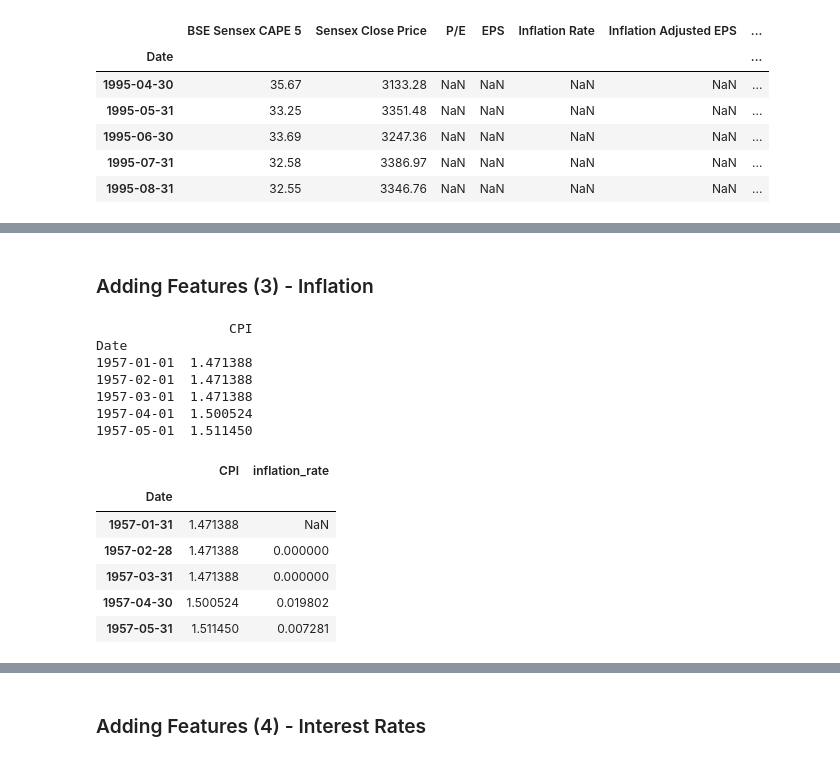
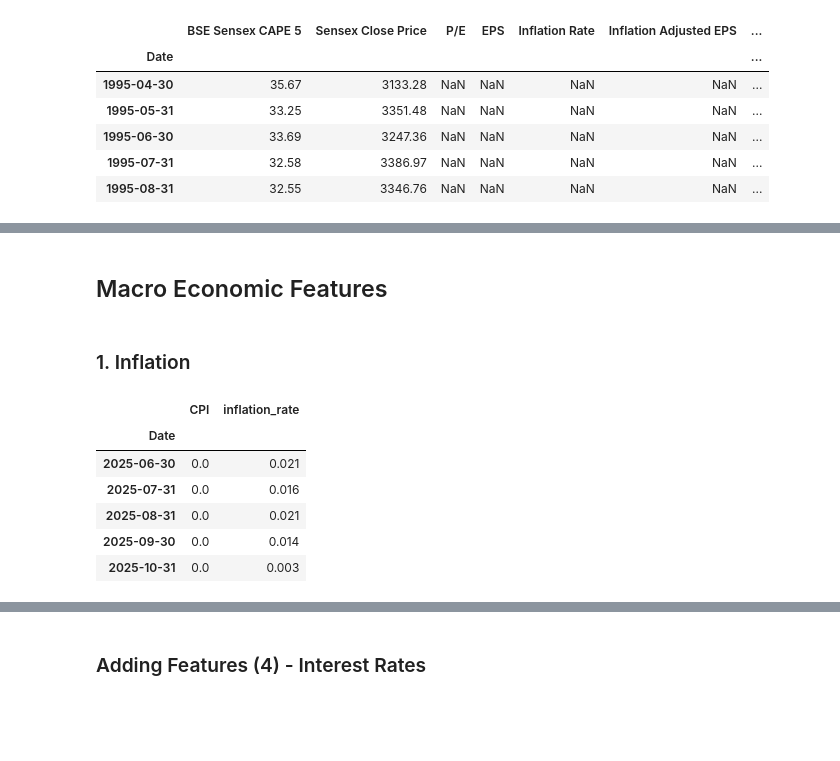
Before and after one commit to rajmehta982/indian_market_regimes, a Jupyter notebook: market_regime_notebook.ipynb, the cells around one changed output, grey strips where cells are left out. Drawn from its saved outputs; the diff is of its cells as text; code cells hidden in the pictures; blank space fills up the shorter version.

```diff
--- a/market_regime_notebook.ipynb
+++ b/market_regime_notebook.ipynb
@@ -162,7 +186,7 @@ cape = pd.read_csv(url)
 cape['Date'] = pd.to_datetime(cape['Date'])
 cape = cape.set_index('Date').resample('ME').last()
 
-features_df_list.append(cape[['BSE Sensex CAPE 5']])
+features_df_list.append(cape[['P/E']])
 display(cape.head())
 # market_data = pd.merge(market_data,cape['BSE Sensex CAPE 5'], left_index=True, right_index=True, how='left')
 # market_data.head()
@@ -176,0 +251,10 @@ display(cape.head())
+# %%
+momentum = pd.read_csv("./data/[ind]_[momentum]_[monthly]_[vw_cap].csv")
+momentum = momentum[['date', 'ret']]
+momentum["date"] = pd.to_datetime(momentum["date"])
+momentum = momentum.set_index("date")
+momentum = momentum.rename(columns={"ret": "momentum"})
+
+features_df_list.append(momentum[['momentum']])
+
+momentum.tail()
@@ -177,42 +283,36 @@ display(cape.head())
+# %% [markdown]
+## Macro Economic Features
 # %% [markdown]
-### Adding Features (3) - Inflation
+### 1. Inflation
 # %%
 # Step 2: Initialize the FRED API with your API key
 # (Get one for free from https://fred.stlouisfed.org/docs/api/api_key.html)
 fred = Fred(api_key='8b995803b3d5488cc5f5dcaaedb698ff')
 
-# Step 3: Fetch the data
-series_id = 'INDCPIALLMINMEI'
-inflation_data = fred.get_series(series_id)
+# # Step 3: Fetch the data
+# series_id = 'INDCPIALLMINMEI'
+# inflation_data = fred.get_series(series_id)
 
-# Step 4: Convert to DataFrame for easier handling
-inflation_df = pd.DataFrame(inflation_data, columns=['CPI'])
-inflation_df.index.name = 'Date'
+# # Step 4: Convert to DataFrame for easier handling
+# inflation_df = pd.DataFrame(inflation_data, columns=['CPI'])
+# inflation_df.index.name = 'Date'
 
-# Step 5: Display and plot
-print(inflation_df.head())
-# inflation_df.plot(title='India CPI (All Items) - INDCPIALLMINMEI')
-# plt.show()
+# inflation_df = inflation_df.resample('ME').last()
+# inflation_df['inflation_rate'] = inflation_df['CPI'].pct_change()
 
-inflation_df = inflation_df.resample('ME').last()
-inflation_df['inflation_rate'] = inflation_df['CPI'].pct_change()
+inflation_df = pd.read_csv('data/india_inflation.csv')
+inflation_df['Date'] = pd.to_datetime(inflation_df['Date'])
+inflation_df = inflation_df.set_index('Date')
 
 features_df_list.append(inflation_df[['inflation_rate']])
-display(inflation_df.head())
+display(inflation_df.tail())
 # market_data = pd.merge(market_data,inflation_df[['inflation_rate']], left_index=True, right_index=True, how='left')
 # market_data.head()
 # %% [output]
-                 CPI
-Date
-1957-01-01  1.471388
-1957-02-01  1.471388
-1957-03-01  1.471388
-1957-04-01  1.500524
-1957-05-01  1.511450
 |  | CPI | inflation_rate |
 | Date |  |  |
-| 1957-01-31 | 1.471388 | NaN |
-| 1957-02-28 | 1.471388 | 0.000000 |
-| 1957-03-31 | 1.471388 | 0.000000 |
-| 1957-04-30 | 1.500524 | 0.019802 |
-| 1957-05-31 | 1.511450 | 0.007281 |
+| 2025-06-30 | 0.0 | 0.021 |
+| 2025-07-31 | 0.0 | 0.016 |
+| 2025-08-31 | 0.0 | 0.021 |
+| 2025-09-30 | 0.0 | 0.014 |
+| 2025-10-31 | 0.0 | 0.003 |
```
Also changed, not shown: parts of 81 cells of this notebook.
